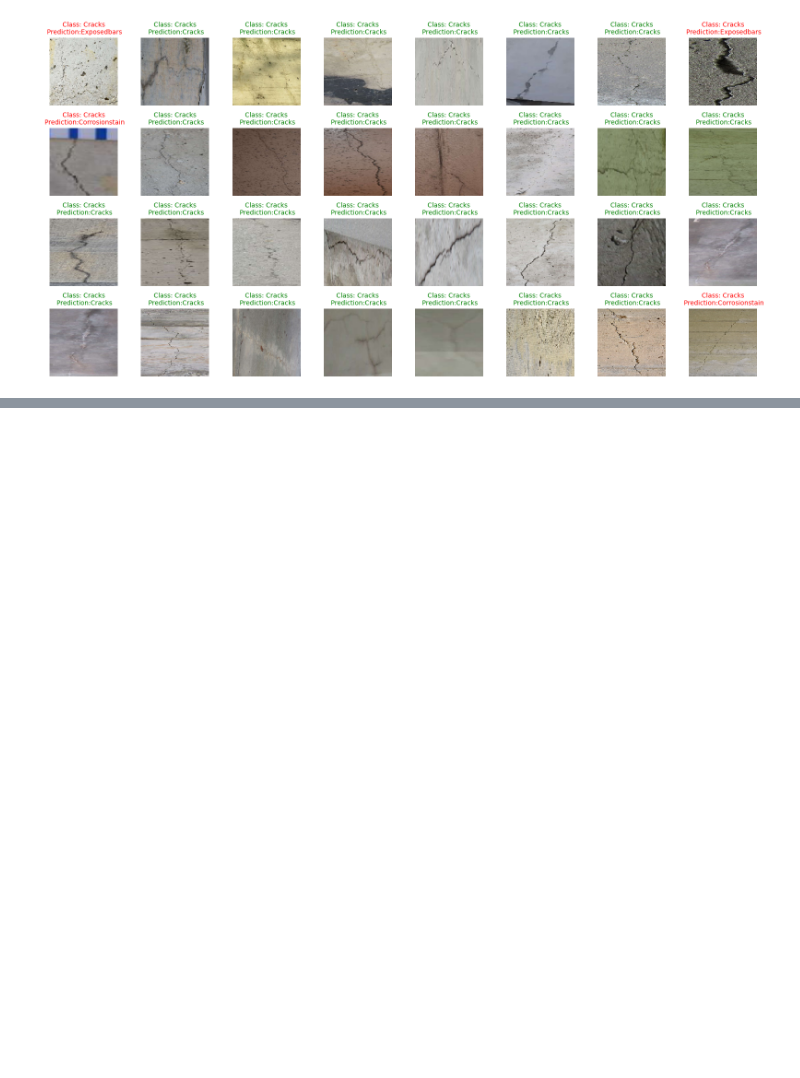
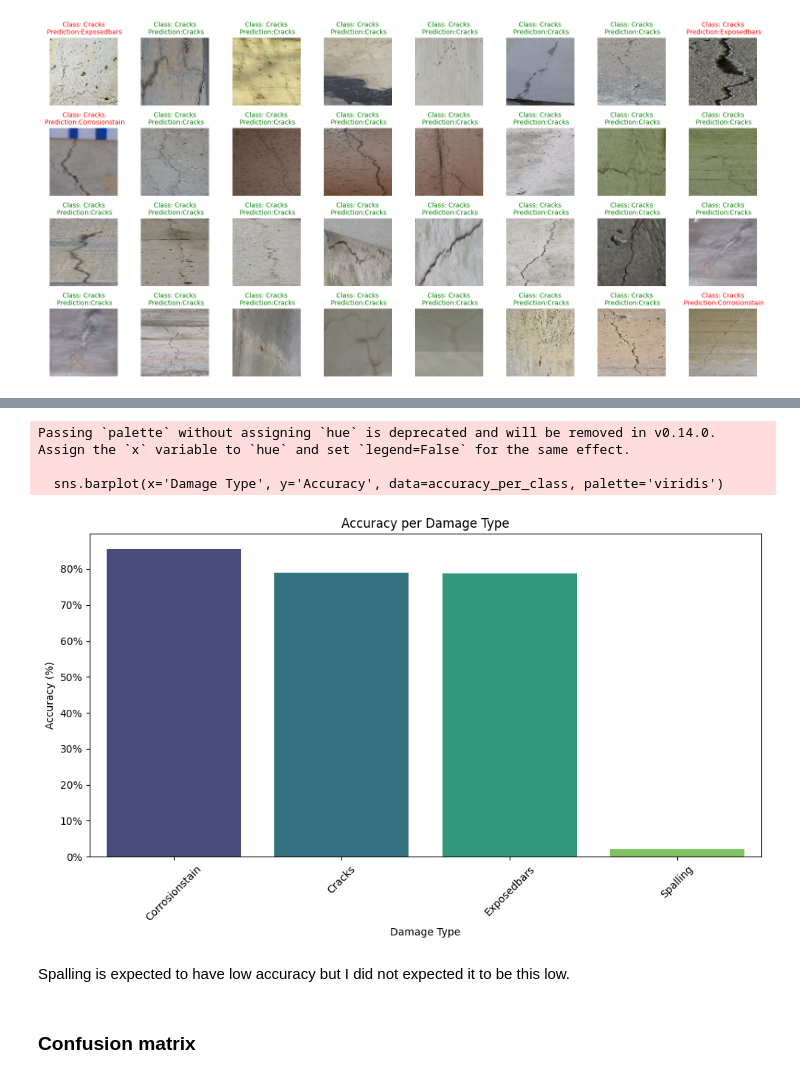
Before and after one commit to arborvitae-gg/bridge-inpsection-cnn-experiments, a Jupyter notebook: trial_1.ipynb, the cells around one changed output, grey strips where cells are left out. Cells and saved outputs as stored; diff of their text form; code cells hidden in the pictures; blank space fills up the shorter version.

```diff
--- a/trial_1.ipynb
+++ b/trial_1.ipynb
@@ -279,0 +371,45 @@ plot_predictions(model, test_generator, CLASSES, num_images=32, grid_shape=(4, 8
+# %%
+def plot_accuracy_per_class(eval_df):
+    """
+    Plots the accuracy per class for each damage type.
+    Parameters:
+    - eval_df: DataFrame containing evaluation results.
+
+    Returns:
+    - None (displays the plot)
+    """
+    # Calculate accuracy per class
+    accuracy_per_class = eval_df.groupby('Damage Type').apply(
+        lambda x: (x['Prediction'] == x['Damage Type']).mean()
+    ).reset_index()
+
+    accuracy_per_class.columns = ['Damage Type', 'Accuracy']
+
+    # Create a box plot
+    plt.figure(figsize=(10, 6))
+    sns.barplot(x='Damage Type', y='Accuracy', data=accuracy_per_class, palette='viridis')
+
+    plt.title('Accuracy per Damage Type')
+    plt.xlabel('Damage Type')
+    plt.ylabel('Accuracy (%)')
+
+    # Format y-axis as percentage
+    plt.gca().yaxis.set_major_formatter(mticker.PercentFormatter(1.0))
+
+    plt.xticks(rotation=45)
+    plt.tight_layout()
+    plt.show()
+
+# Example usage
+# plot_accuracy_per_class(eval_df)
+# %%
+plot_accuracy_per_class(eval_df)
+# %% [output]
+Passing `palette` without assigning `hue` is deprecated and will be removed in v0.14.0. Assign the `x` variable to `hue` and set `legend=False` for the same effect.
+
+  sns.barplot(x='Damage Type', y='Accuracy', data=accuracy_per_class, palette='viridis')
+[figure, added]
+# %% [markdown]
+Spalling is expected to have low accuracy but I did not expected it to be this low.
+# %% [markdown]
+### Confusion matrix
```
Also changed, not shown: parts of 21 cells of this notebook.
